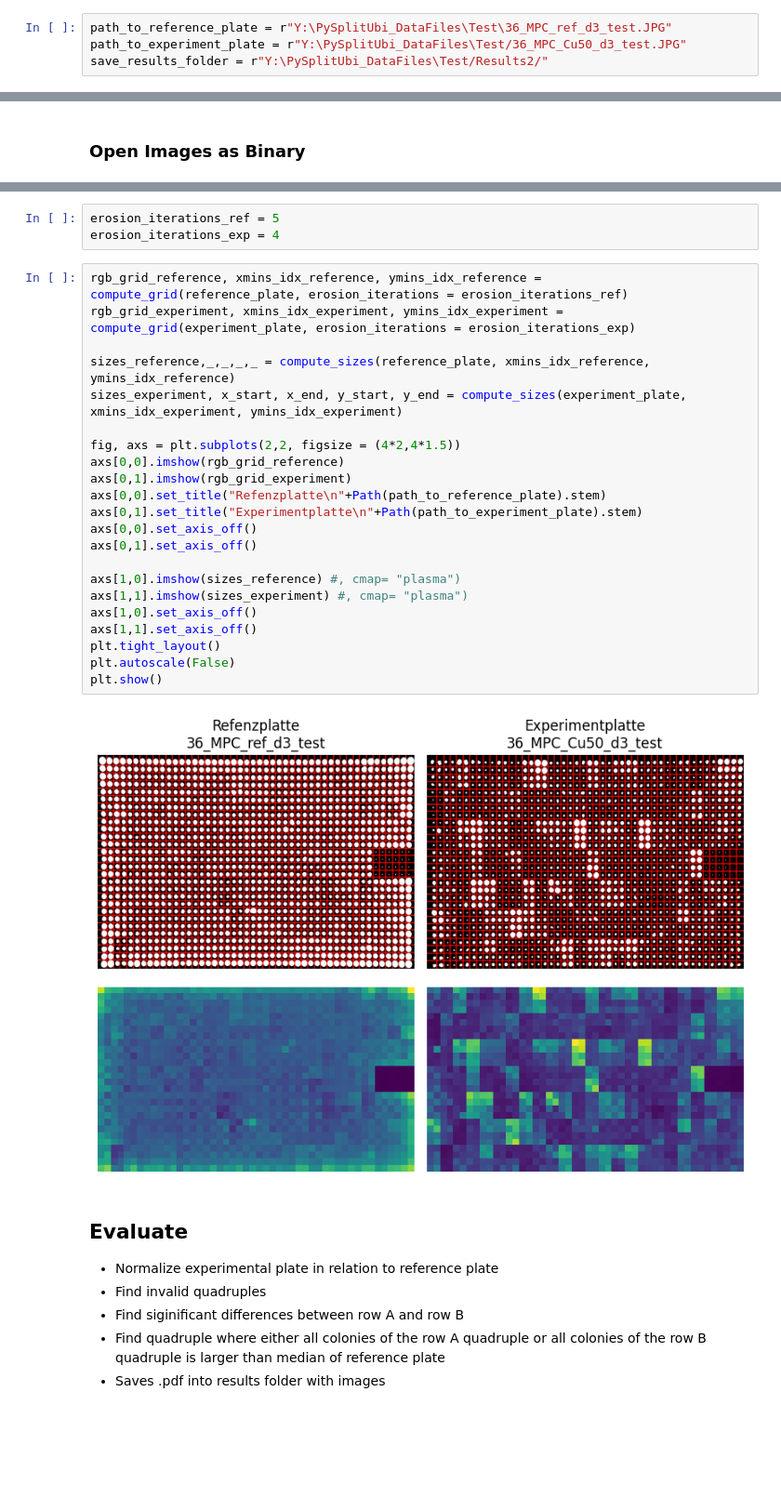
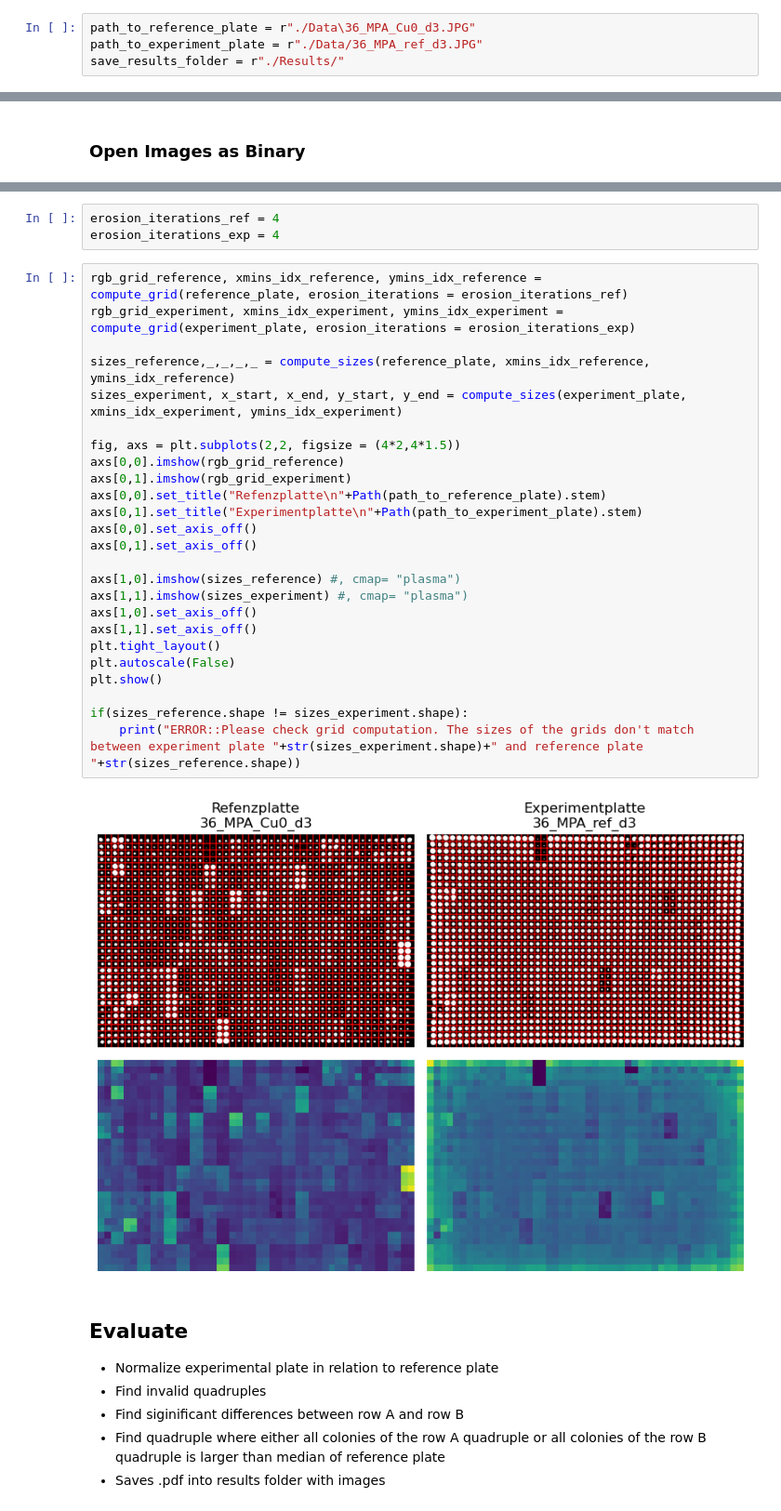
Before and after one commit to HannahKniesel/Hefekulturen, a Jupyter notebook: Hefekulturen.ipynb, the cells around one changed output, grey strips where cells are left out. Shown at 93% size. Drawn from its saved outputs; the diff is of its cells as text; blank space fills up the shorter version.

```diff
--- a/Hefekulturen.ipynb
+++ b/Hefekulturen.ipynb
@@ -21,9 +21,9 @@ Please edit the path to the reference plate (`path_to_reference_plate`) and expe
 
 **Attention** Please make sure that the images are cropped, in such way that only the yeast colonies are visible.
 # %%
-path_to_reference_plate = r"Y:\PySplitUbi_DataFiles\Test\36_MPC_ref_d3_test.JPG"
-path_to_experiment_plate = r"Y:\PySplitUbi_DataFiles\Test/36_MPC_Cu50_d3_test.JPG"
-save_results_folder = r"Y:\PySplitUbi_DataFiles\Test/Results2/"
+path_to_reference_plate = r"./Data\36_MPA_Cu0_d3.JPG"
+path_to_experiment_plate = r"./Data/36_MPA_ref_d3.JPG"
+save_results_folder = r"./Results/"
 # %%
 # IMG_SIZE = 8
 MIN_COLONY_SIZE = 250
@@ -56,30 +56,33 @@ Hint: if grid is not working properly, try to increase/decrease `erosion_iterati
 # %%
-erosion_iterations_ref = 5
+erosion_iterations_ref = 4
 erosion_iterations_exp = 4
 # %%
 rgb_grid_reference, xmins_idx_reference, ymins_idx_reference = compute_grid(reference_plate, erosion_iterations = erosion_iterations_ref)
 rgb_grid_experiment, xmins_idx_experiment, ymins_idx_experiment = compute_grid(experiment_plate, erosion_iterations = erosion_iterations_exp)
 
 sizes_reference,_,_,_,_ = compute_sizes(reference_plate, xmins_idx_reference, ymins_idx_reference)
 sizes_experiment, x_start, x_end, y_start, y_end = compute_sizes(experiment_plate, xmins_idx_experiment, ymins_idx_experiment)
 
 fig, axs = plt.subplots(2,2, figsize = (4*2,4*1.5))
 axs[0,0].imshow(rgb_grid_reference)
 axs[0,1].imshow(rgb_grid_experiment)
 axs[0,0].set_title("Refenzplatte\n"+Path(path_to_reference_plate).stem)
 axs[0,1].set_title("Experimentplatte\n"+Path(path_to_experiment_plate).stem)
 axs[0,0].set_axis_off()
 axs[0,1].set_axis_off()
 
 axs[1,0].imshow(sizes_reference) #, cmap= "plasma")
 axs[1,1].imshow(sizes_experiment) #, cmap= "plasma")
 axs[1,0].set_axis_off()
 axs[1,1].set_axis_off()
 plt.tight_layout()
 plt.autoscale(False)
 plt.show()
+
+if(sizes_reference.shape != sizes_experiment.shape):
+    print("ERROR::Please check grid computation. The sizes of the grids don't match between experiment plate "+str(sizes_experiment.shape)+" and reference plate "+str(sizes_reference.shape))
 # %% [output]
-[figure, old version]
+[figure, new version]
 # %% [markdown]
 ## Evaluate
 - Normalize experimental plate in relation to reference plate
```
Also changed, not shown: parts of 6 cells of this notebook, 2 other files.
